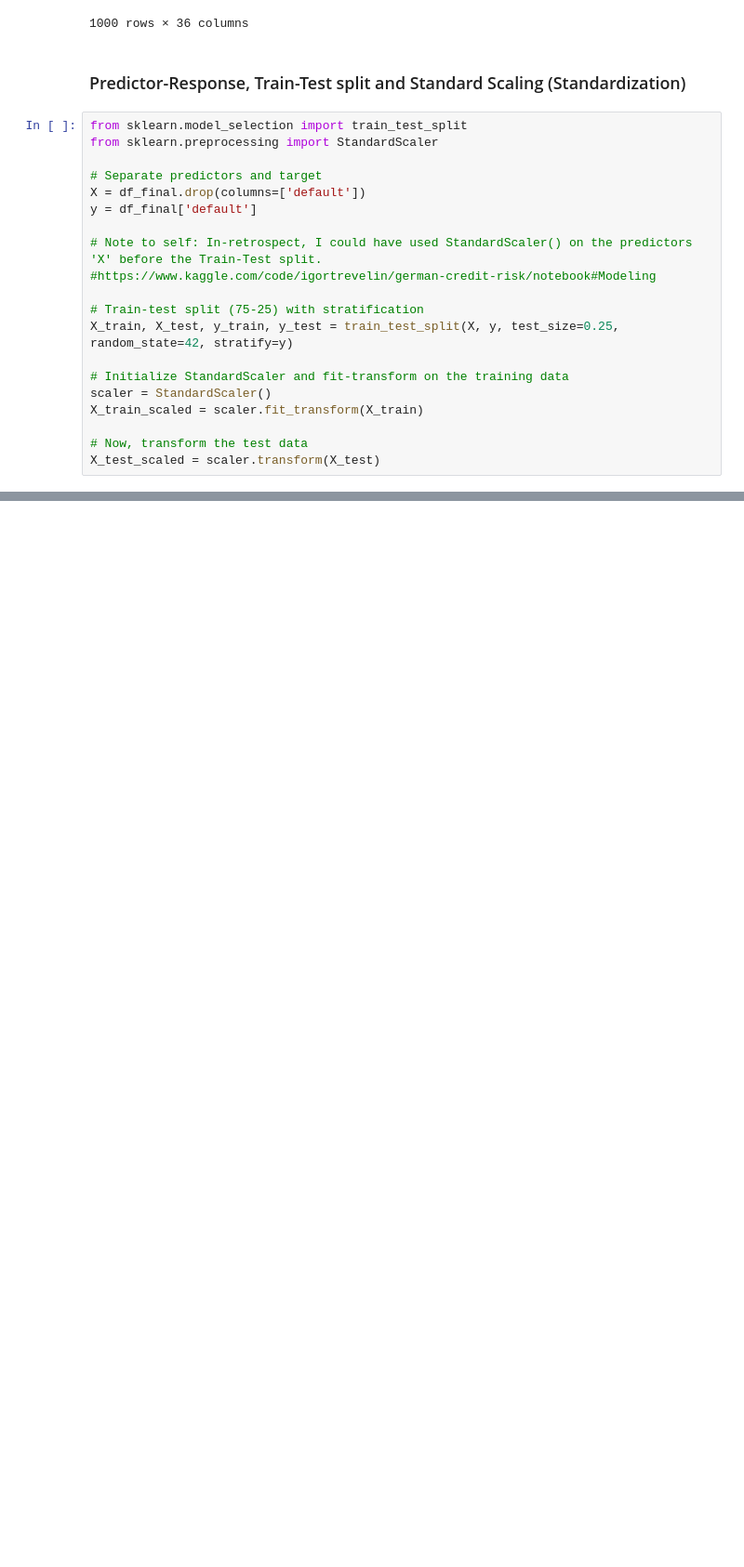
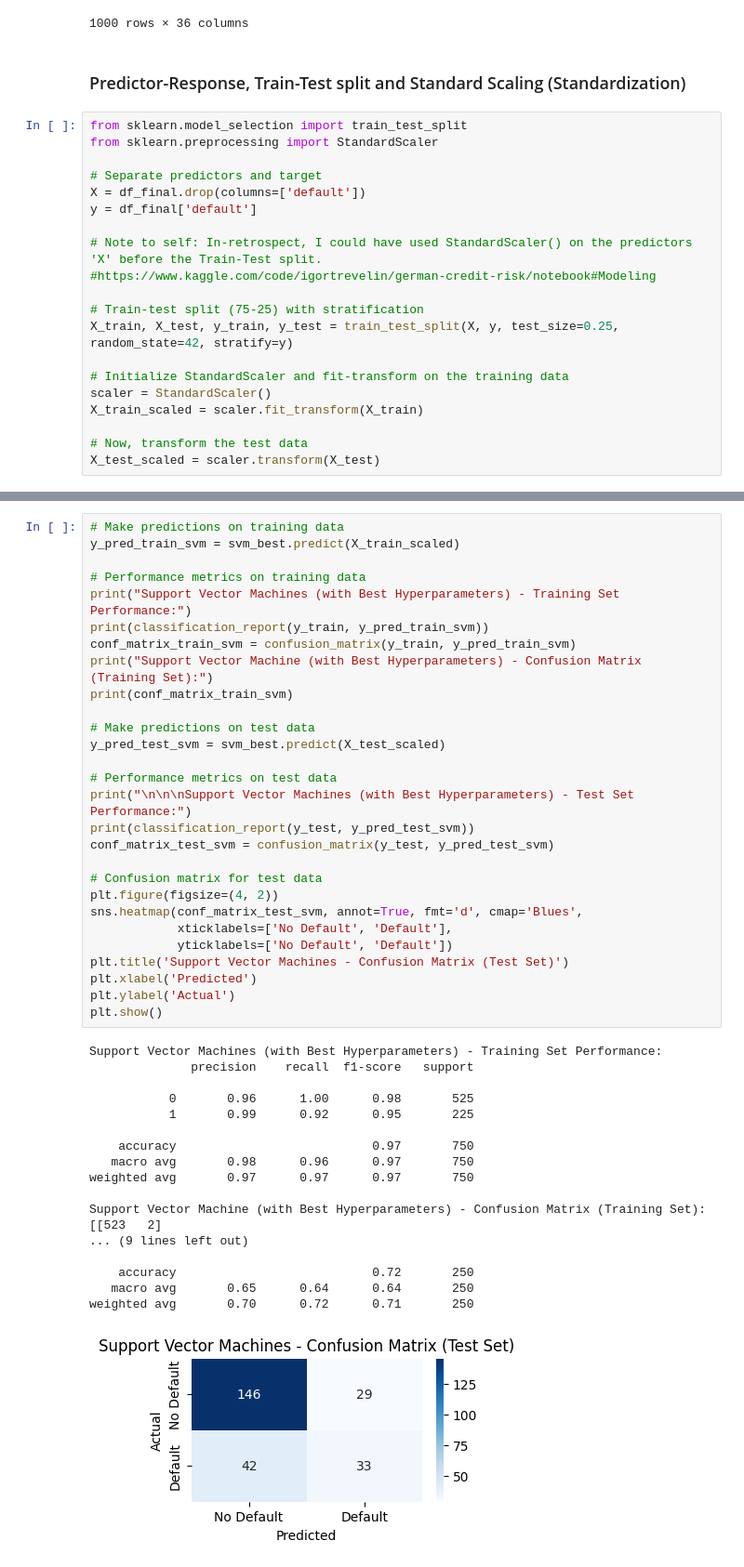
Before and after one commit to yatender-oktalk/machine-learning-arizona, a Jupyter notebook: week-6/project.ipynb, the cells around one changed output, grey strips where cells are left out. Shown at 93% size. Saved outputs shown, nothing was run; the diff lists cells and outputs as text; blank space fills up the shorter version.

```diff
--- a/week-6/project.ipynb
+++ b/week-6/project.ipynb
@@ -573,0 +806,47 @@ X_test_scaled = scaler.transform(X_test)
+# %%
+# Make predictions on training data
+y_pred_train_svm = svm_best.predict(X_train_scaled)
+
+# Performance metrics on training data
+print("Support Vector Machines (with Best Hyperparameters) - Training Set Performance:")
+print(classification_report(y_train, y_pred_train_svm))
+conf_matrix_train_svm = confusion_matrix(y_train, y_pred_train_svm)
+print("Support Vector Machine (with Best Hyperparameters) - Confusion Matrix (Training Set):")
+print(conf_matrix_train_svm)
+
+# Make predictions on test data
+y_pred_test_svm = svm_best.predict(X_test_scaled)
+
+# Performance metrics on test data
+print("\n\n\nSupport Vector Machines (with Best Hyperparameters) - Test Set Performance:")
+print(classification_report(y_test, y_pred_test_svm))
+conf_matrix_test_svm = confusion_matrix(y_test, y_pred_test_svm)
+
+# Confusion matrix for test data
+plt.figure(figsize=(4, 2))
+sns.heatmap(conf_matrix_test_svm, annot=True, fmt='d', cmap='Blues',
+            xticklabels=['No Default', 'Default'],
+            yticklabels=['No Default', 'Default'])
+plt.title('Support Vector Machines - Confusion Matrix (Test Set)')
+plt.xlabel('Predicted')
+plt.ylabel('Actual')
+plt.show()
+# %% [output]
+Support Vector Machines (with Best Hyperparameters) - Training Set Performance:
+              precision    recall  f1-score   support
+
+           0       0.96      1.00      0.98       525
+           1       0.99      0.92      0.95       225
+
+    accuracy                           0.97       750
+   macro avg       0.98      0.96      0.97       750
+weighted avg       0.97      0.97      0.97       750
+
+Support Vector Machine (with Best Hyperparameters) - Confusion Matrix (Training Set):
+[[523   2]
+... (9 lines left out)
+
+    accuracy                           0.72       250
+   macro avg       0.65      0.64      0.64       250
+weighted avg       0.70      0.72      0.71       250
+[figure, added]
```
Also changed, not shown: parts of 16 cells of this notebook, 2 other files.
